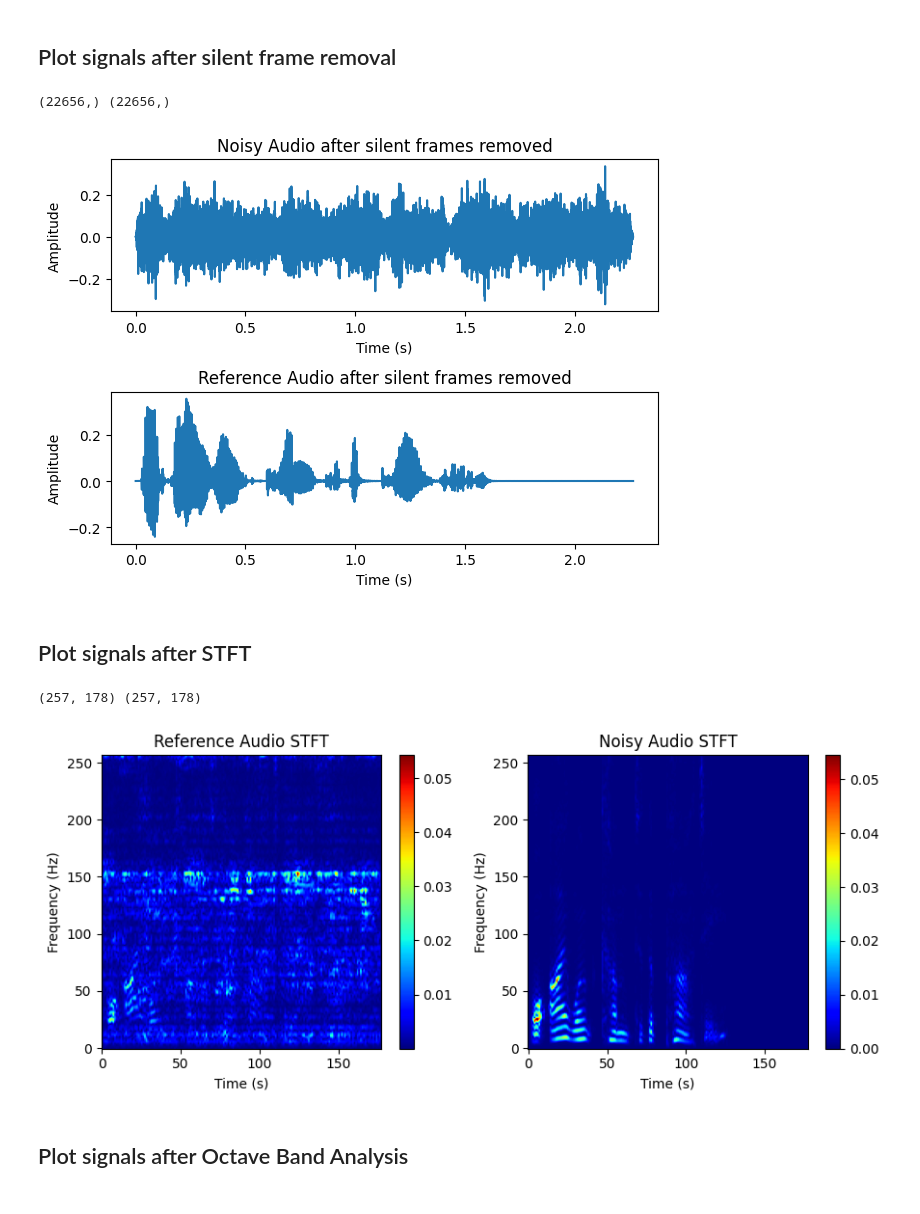
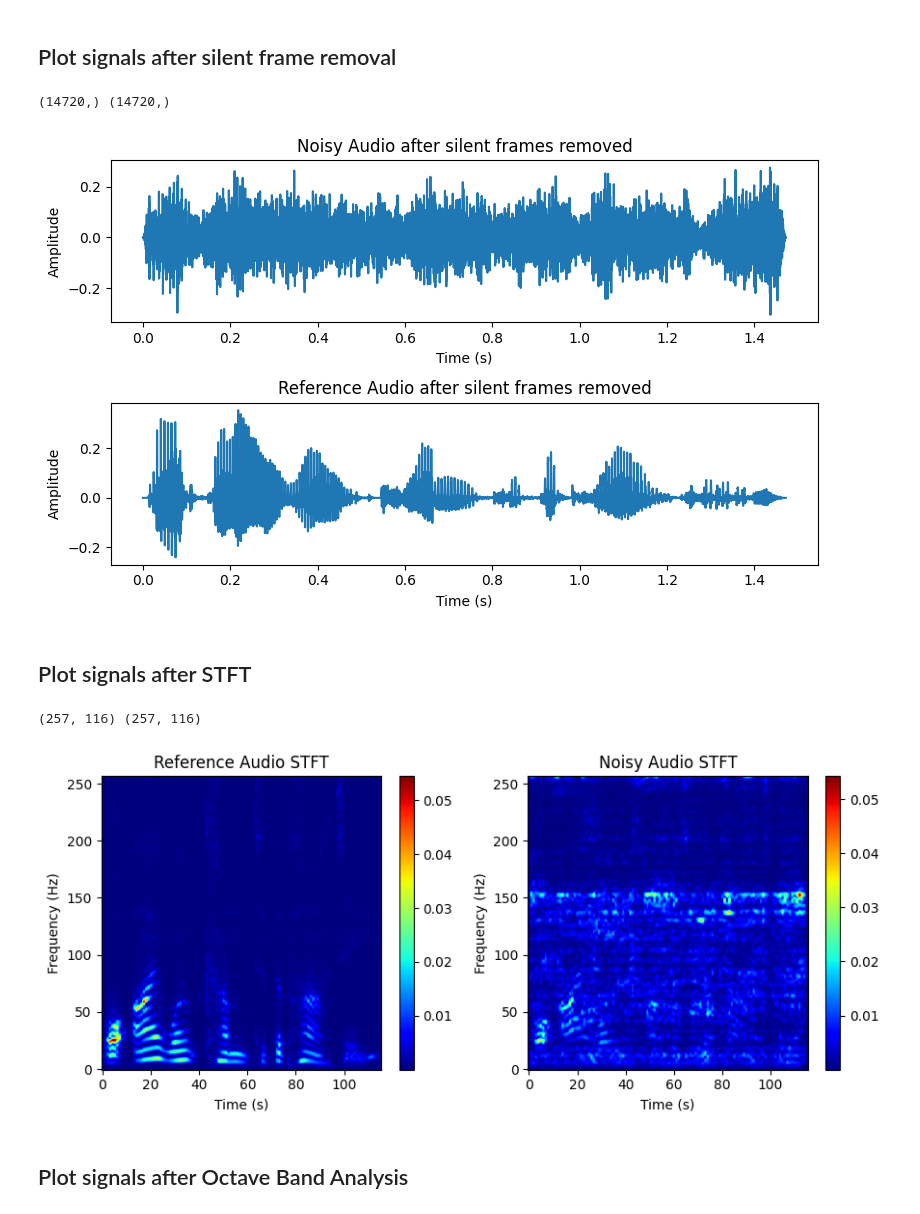
Before and after one commit to George-P-1/stoi_Metric, a Jupyter notebook: utils/stoi_visualization.ipynb, the cells around one changed output. Cells and saved outputs as stored; diff of their text form; code cells hidden in the pictures.

```diff
--- a/utils/stoi_visualization.ipynb
+++ b/utils/stoi_visualization.ipynb
@@ -88,35 +88,38 @@ plt.show()
 ## Plot signals after silent frame removal
 # %%
 # Make compute_stoi return the signals after silent frames are removed
-spin_sfr, target_sfr = mystoi.compute_stoi(spin_resampled_mono, target_resampled_mono, new_sr, return_sfr=True)
+target_sfr, spin_sfr = mystoi.compute_stoi(target_resampled_mono, spin_resampled_mono, new_sr, return_sfr=True)
 
 # print shapes
 print(spin_sfr.shape, target_sfr.shape)
 
 # make time axis for the signals after silent frames are removed
 time = np.linspace(0, len(spin_sfr) / new_sr, len(spin_sfr))
 
 # Plot the signals after silent frames are removed
+plt.figure(figsize=(8, 5))
 plt.subplot(2, 1, 1)
 plt.plot(time, spin_sfr)
 plt.title('Noisy Audio after silent frames removed')
 plt.xlabel('Time (s)')
 plt.ylabel('Amplitude')
 plt.subplot(2, 1, 2)
 plt.plot(time, target_sfr)
 plt.title('Reference Audio after silent frames removed')
 plt.xlabel('Time (s)')
 plt.ylabel('Amplitude')
 plt.tight_layout()
+# save the plot as svg
+plt.savefig('audio_sfr_signals.svg')
 plt.show()
 # %% [output]
-(22656,) (22656,)
+(14720,) (14720,)
-[figure, old version]
+[figure, new version]
 # %% [markdown]
 ## Plot signals after STFT
 # %%
 # Get the STFT of the signals from compute_stoi
-clean_stft, spin_stft = mystoi.compute_stoi(spin_resampled_mono, target_resampled_mono, new_sr, return_stft=True)
+clean_stft, spin_stft = mystoi.compute_stoi(target_resampled_mono, spin_resampled_mono, new_sr, return_stft=True)
 
 # print shapes
 print(clean_stft.shape, spin_stft.shape)
@@ -140,8 +143,8 @@ plt.tight_layout()
 plt.savefig('STFT.svg')
 plt.show()
 # %% [output]
-(257, 178) (257, 178)
+(257, 116) (257, 116)
-[figure, old version]
+[figure, new version]
 # %% [markdown]
 ## Plot signals after Octave Band Analysis
 # %%
```
Also changed, not shown: parts of 3 cells of this notebook.
